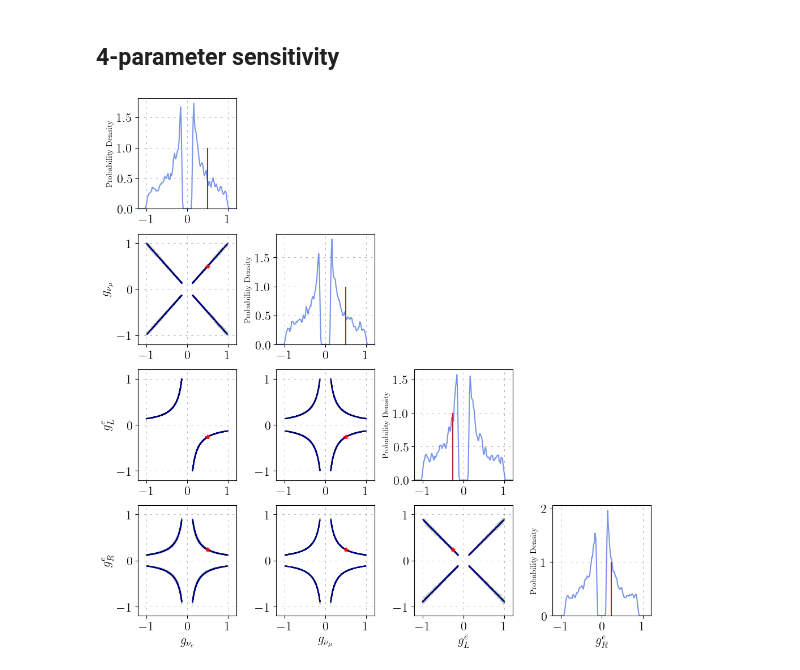
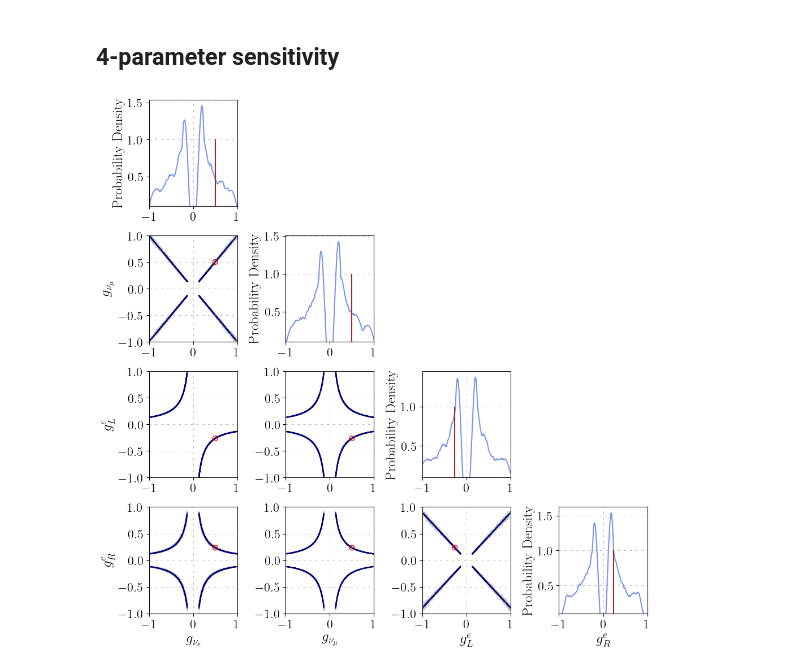
Before and after one commit to athompson-git/MuonColliderNeutrinos, a Jupyter notebook: paper_plots.ipynb, the cells around one changed output. Saved outputs shown, nothing was run; the diff lists cells and outputs as text; code cells hidden in the pictures.

```diff
--- a/paper_plots.ipynb
+++ b/paper_plots.ipynb
@@ -120,7 +143,7 @@ def plot_WMA_nfile(mndat_list, xlim=(0.235, 0.237), ylim=(-1.5e-3,1.5e-3), scatt
         b_68_mean = np.mean(b_68cl)
         if label_text is not None:
             if i == 2:
-                plt.text(a_68_mean-0.0002, 0.001, label_text[i], zorder=9, fontsize=14)
+                plt.text(a_68_mean-0.0002, 0.0005, label_text[i], zorder=9, fontsize=14)
             else:
                 plt.text(a_68_mean-0.0002, b_68_mean, label_text[i], zorder=9, fontsize=14)
 
@@ -151,12 +174,6 @@ def plot_WMA_nfile(mndat_list, xlim=(0.235, 0.237), ylim=(-1.5e-3,1.5e-3), scatt
 
     plt.title(r"$\sin^2\theta_W(Q) = a + b (Q - Q_0)$ Hypothesis", loc="right", fontsize=16)
 
-    plt.tight_layout()
-
-    if save_name is not None:
-        fig.savefig(save_name)
-
-    plt.show()
-    plt.close()
+    return fig, axes
 # %%
 
@@ -512,7 +551,7 @@ from scipy.signal import savgol_filter
 
 def cornerplot(samples, deltaChi2, prob, sm_values, labels,
                axes_ranges=[(0.0, 1.0), (0.0, 1.0), (-0.3, 0.3), (0.0, 0.3)],
-               save_name=None):
+               save_name=None, nbins=200, savgol_window=20):
 
     p_sorted_idx = np.argsort(prob)
 
@@ -531,12 +570,12 @@ def cornerplot(samples, deltaChi2, prob, sm_values, labels,
     colors2[deltaChi2 >= 9.715] = 'silver'  # Optional: color values greater than 9.715 red, or keep this line out
 
     alphas = np.zeros_like(deltaChi2, dtype=object)
-    alphas[deltaChi2 < 4.71] = 0.5
-    alphas[(deltaChi2 >= 4.71) & (deltaChi2 < 9.715)]  = 0.9
-    alphas[deltaChi2 >= 9.715] = 0.5
+    alphas[deltaChi2 < 4.71] = 0.4
+    alphas[(deltaChi2 >= 4.71) & (deltaChi2 < 9.715)]  = 0.5
+    alphas[deltaChi2 >= 9.715] = 0.8
 
     # ranges and SM values
-    bins = [np.linspace(r[0], r[1], 150) for r in axes_ranges]
+    bins = [np.linspace(r[0], r[1], nbins) for r in axes_ranges]
 
 
     fig, axes = plt.subplots(4, 4, figsize=(10, 10))
@@ -550,12 +589,15 @@ def cornerplot(samples, deltaChi2, prob, sm_values, labels,
             axes[i, j].tick_params(axis="y", labelsize=16)
             for line in plt.gca().xaxis.get_gridlines():
                 line.set_dash_capstyle('round')
+            for line in plt.gca().yaxis.get_gridlines():
+                line.set_dash_capstyle('round')
 
             if i == j:
                 # Diagonal: plot the histograms of the individual parameters
                 bin_centers = (bins[i][1:] + bins[i][:-1])/2
-                h = np.histogram(samples[:,i], weights=prob, bins=bins[i])[0]
-                smoothed_h = savgol_filter(h, 3, 1)
+                hp, _ = np.histogram(samples[:,i], weights=prob, bins=bins[i])
+
+                smoothed_h = savgol_filter(hp, savgol_window, 2)
 
                 h, _ = np.histogram(bin_centers, bins=bins[i], weights=smoothed_h, density=True)
                 axes[i, j].plot(bin_centers, h, color='royalblue', alpha=0.7)
@@ -566,29 +608,30 @@ def cornerplot(samples, deltaChi2, prob, sm_values, labels,
                 # sorted_indices = np.argsort(samples[:, i])
                 # axes[i,j].plot(samples[:, i][sorted_indices], savgol_filter(prob[sorted_indices], 500, 1))
                 axes[i,j].set_xlim(axes_ranges[j])
-                axes[i,j].set_ylim(bottom=0.0)
-                axes[i,j].set_ylabel(r"Probability Density")
+                #axes[i,j].set_xscale('symlog', linthresh=1e-2)
+                axes[i,j].set_ylim(bottom=1e-1)
+                axes[i,j].set_ylabel(r"Probability Density", fontsize=18)
 
             elif i > j:
                 # Lower triangle: plot contours of constant log-likelihood
                 axes[i, j].scatter(samples[:, j][p_sorted_idx], samples[:, i][p_sorted_idx],
-                                c=colors[p_sorted_idx], cmap='inferno', s=1, alpha=alphas, marker='.')
+                                c=colors[p_sorted_idx], s=1, alpha=alphas, marker='.')
                 #axes[i, j].contour(np.histogram2d(samples[:, j], samples[:, i], bins=gLR_bins, weights=deltaChi2)[0], levels=[2.30, 6.18, 11.83, 200.0, 1000.0], colors='white')
                 axes[i,j].set_ylim(axes_ranges[i])
                 axes[i,j].set_xlim(axes_ranges[j])
 
-                axes[i,j].plot(sm_values[j], sm_values[i], marker='*', color='r')
+                axes[i,j].scatter(sm_values[j], sm_values[i], marker='o', edgecolors='r', s=40.0, facecolors='none')
             else:
                 #axes[i,j].plot(sm_values[j], sm_values[i], marker='*', color='r')
                 axes[i, j].axis('off')
 
             # Set parameter labels
             if i == 3:
-                axes[i, j].set_xlabel(labels[j], fontsize=16)
+                axes[i, j].set_xlabel(labels[j], fontsize=18)
             #else:
             #    axes[i, j].set_xticks([])
             if j == 0 and i != j:
-                axes[i, j].set_ylabel(labels[i], fontsize=16)
+                axes[i, j].set_ylabel(labels[i], fontsize=18)
 
     plt.tight_layout()
 
@@ -600,24 +643,25 @@ def cornerplot(samples, deltaChi2, prob, sm_values, labels,
 # %%
 multinest_output = np.genfromtxt("multinest/QuestV2/sqrts-10TeV_MC_.txt")
 
 g_nue = multinest_output[:, 2]
 g_numu = multinest_output[:, 3]
 g_L = multinest_output[:, 4]
 g_R = multinest_output[:, 5]
 
 
 deltaChi2 = multinest_output[:,1]
 prob = multinest_output[:,0]
 sm_values = [0.5, 0.5, -0.5 + fluxes_dict["10TeV"]["SSW_MUP"], fluxes_dict["10TeV"]["SSW_MUP"]]
 
 # Combine the parameters into a single array for corner plot
 samples = np.vstack([g_nue, g_numu, g_L, g_R]).T
 
 # Define the labels for the parameters
 labels = [r"$g_{\nu_e}$", r"$g_{\nu_\mu}$", r"$g_L^e$", r"$g_R^e$"]
 
-axes_ranges = [(-1.2, 1.2), (-1.2, 1.2), (-1.2, 1.2), (-1.2, 1.2)]
+axes_ranges = [(-1.0, 1.0), (-1.0, 1.0), (-1.0, 1.0), (-1.0, 1.0)]
 
-cornerplot(samples, deltaChi2, prob, sm_values, labels, axes_ranges, save_name="plots/VA_couplings/10TeV_MC_cornerplot.png")
+cornerplot(samples, deltaChi2, prob, sm_values, labels, axes_ranges, save_name="plots/VA_couplings/10TeV_MC_cornerplot.png", savgol_window=23)
+#cornerplot(samples, deltaChi2, prob, sm_values, labels, axes_ranges, save_name=None)
 # %% [output]
-[figure, old version]
+[figure, new version]
```
Also changed, not shown: parts of 8 cells of this notebook.
